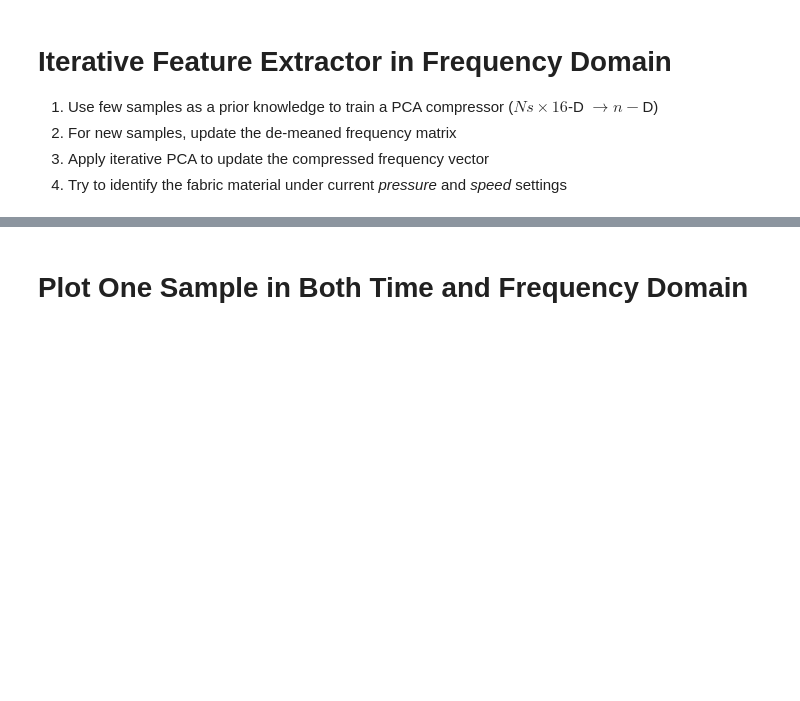
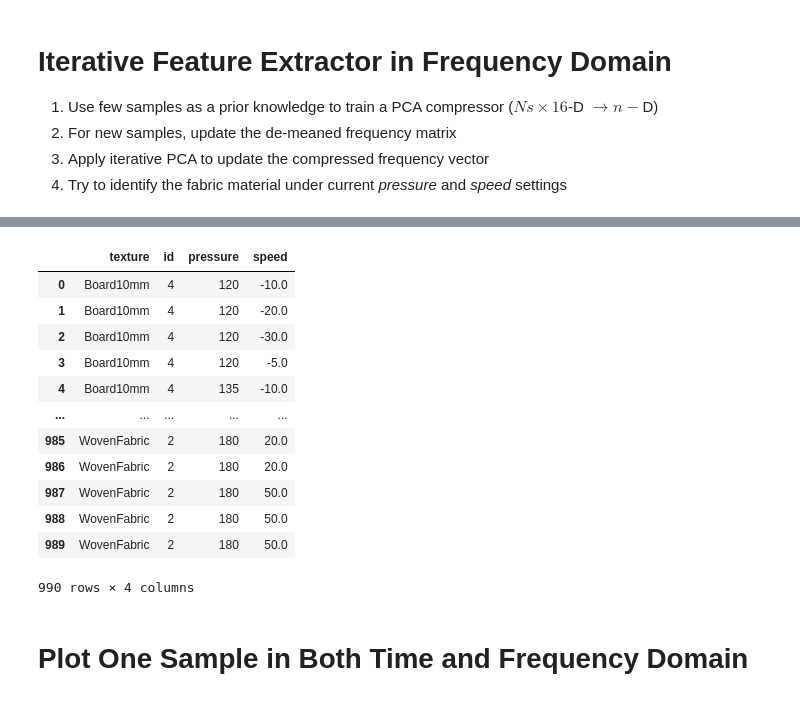
Before and after one commit to wngfra/FabricSlide, a Jupyter notebook: analysis.ipynb, the cells around one changed output, grey strips where cells are left out. Cells and saved outputs as stored; diff of their text form; code cells hidden in the pictures; blank space fills up the shorter version.

```diff
--- a/analysis.ipynb
+++ b/analysis.ipynb
@@ -93,7 +93,7 @@ class ResampleFFT(object):
 
         return ys
 
-transform = transforms.Compose([Normalize(axis=1), ResampleFFT(64)])
+transform = transforms.Compose([Normalize(axis=1), ResampleFFT(32)])
 ds = TacDataset('data', transform=transform)
 
 """ Collect data and labels """
@@ -243,3 +458,19 @@ plt.show()
+# %%
+df_label
+# %% [output]
+|  | texture | id | pressure | speed |
+| 0 | Board10mm | 4 | 120 | -10.0 |
+| 1 | Board10mm | 4 | 120 | -20.0 |
+| 2 | Board10mm | 4 | 120 | -30.0 |
+| 3 | Board10mm | 4 | 120 | -5.0 |
+| 4 | Board10mm | 4 | 135 | -10.0 |
+| ... | ... | ... | ... | ... |
+| 985 | WovenFabric | 2 | 180 | 20.0 |
+| 986 | WovenFabric | 2 | 180 | 20.0 |
+| 987 | WovenFabric | 2 | 180 | 50.0 |
+| 988 | WovenFabric | 2 | 180 | 50.0 |
+| 989 | WovenFabric | 2 | 180 | 50.0 |
+990 rows × 4 columns
 # %% [markdown]
 # Plot One Sample in Both Time and Frequency Domain
 # %%
```
Also changed, not shown: parts of 14 cells of this notebook.
